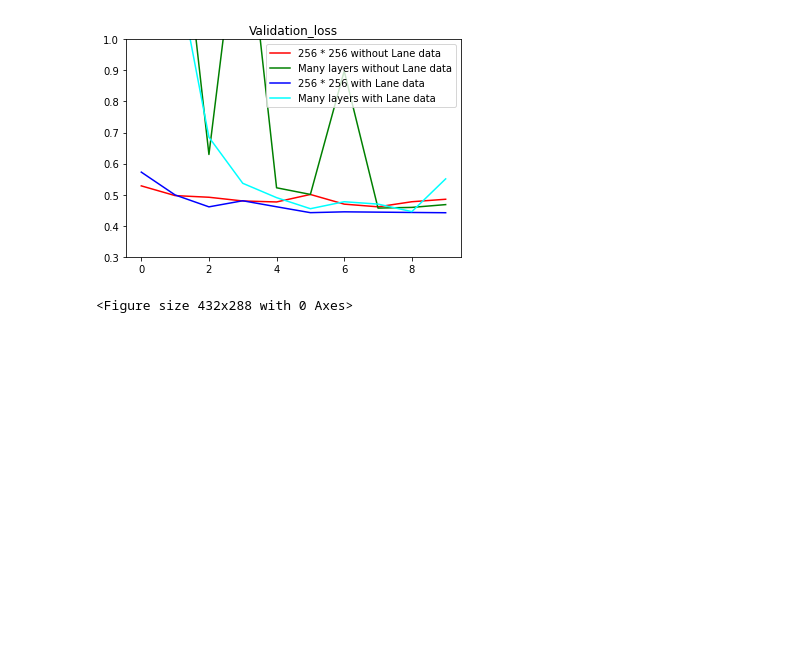
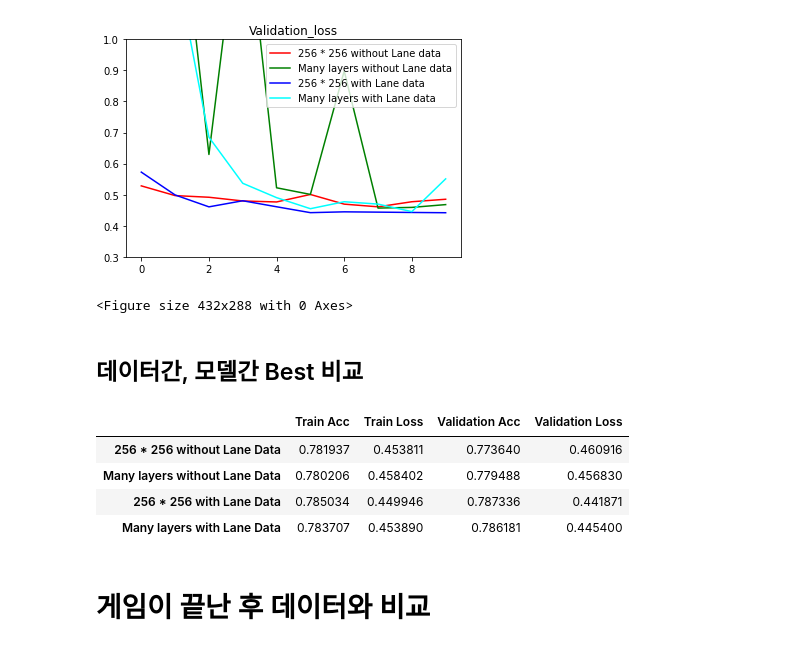
Before and after one commit to elixter/LOL_data_test, a Jupyter notebook: lol_final.ipynb, the cells around one changed output. Saved outputs shown, nothing was run; the diff lists cells and outputs as text; code cells hidden in the pictures; blank space fills up the shorter version.

```diff
--- a/lol_final.ipynb
+++ b/lol_final.ipynb
@@ -842,3 +842,40 @@ plt.close()
 [figure]
 [figure]
 <Figure size 432x288 with 0 Axes>
+# %% [markdown]
+## 데이터간, 모델간 Best 비교
+# %%
+cmp = pd.DataFrame([[.0, .0, .0, .0], [.0, .0, .0, .0], [.0, .0, .0, .0], [.0, .0, .0, .0]], columns=[0, 0, 0, 0], index=[0, 0, 0, 0], dtype=float)
+# %%
+cmp.columns = ["Train Acc", "Train Loss", "Validation Acc", "Validation Loss"]
+cmp.index = ["256 * 256 without Lane Data", "Many layers without Lane Data", "256 * 256 with Lane Data", "Many layers with Lane Data"]
+# %%
+cmp.loc["256 * 256 without Lane Data"]['Train Acc'] = max(history.history['accuracy'])
+cmp.loc["256 * 256 without Lane Data"]['Train Loss'] = min(history.history['loss'])
+cmp.loc["256 * 256 without Lane Data"]['Validation Acc'] = max(history.history['val_accuracy'])
+cmp.loc["256 * 256 without Lane Data"]['Validation Loss'] = min(history.history['val_loss'])
+
+cmp.loc["Many layers without Lane Data"]['Train Acc'] = max(history_many_layer.history['accuracy'])
+cmp.loc["Many layers without Lane Data"]['Train Loss'] = min(history_many_layer.history['loss'])
+cmp.loc["Many layers without Lane Data"]['Validation Acc'] = max(history_many_layer.history['val_accuracy'])
+cmp.loc["Many layers without Lane Data"]['Validation Loss'] = min(history_many_layer.history['val_loss'])
+
+cmp.loc["256 * 256 with Lane Data"]['Train Acc'] = max(history2.history['accuracy'])
+cmp.loc["256 * 256 with Lane Data"]['Train Loss'] = min(history2.history['loss'])
+cmp.loc["256 * 256 with Lane Data"]['Validation Acc'] = max(history2.history['val_accuracy'])
+cmp.loc["256 * 256 with Lane Data"]['Validation Loss'] = min(history2.history['val_loss'])
+
+cmp.loc["Many layers with Lane Data"]['Train Acc'] = max(history2_many_layer.history['accuracy'])
+cmp.loc["Many layers with Lane Data"]['Train Loss'] = min(history2_many_layer.history['loss'])
+cmp.loc["Many layers with Lane Data"]['Validation Acc'] = max(history2_many_layer.history['val_accuracy'])
+cmp.loc["Many layers with Lane Data"]['Validation Loss'] = min(history2_many_layer.history['val_loss'])
+# %%
+cmp
+# %% [output]
+|  | Train Acc | Train Loss | Validation Acc | Validation Loss |
+| 256 * 256 without Lane Data | 0.781937 | 0.453811 | 0.773640 | 0.460916 |
+| Many layers without Lane Data | 0.780206 | 0.458402 | 0.779488 | 0.456830 |
+| 256 * 256 with Lane Data | 0.785034 | 0.449946 | 0.787336 | 0.441871 |
+| Many layers with Lane Data | 0.783707 | 0.453890 | 0.786181 | 0.445400 |
+# %% [markdown]
+# 게임이 끝난 후 데이터와 비교
```
